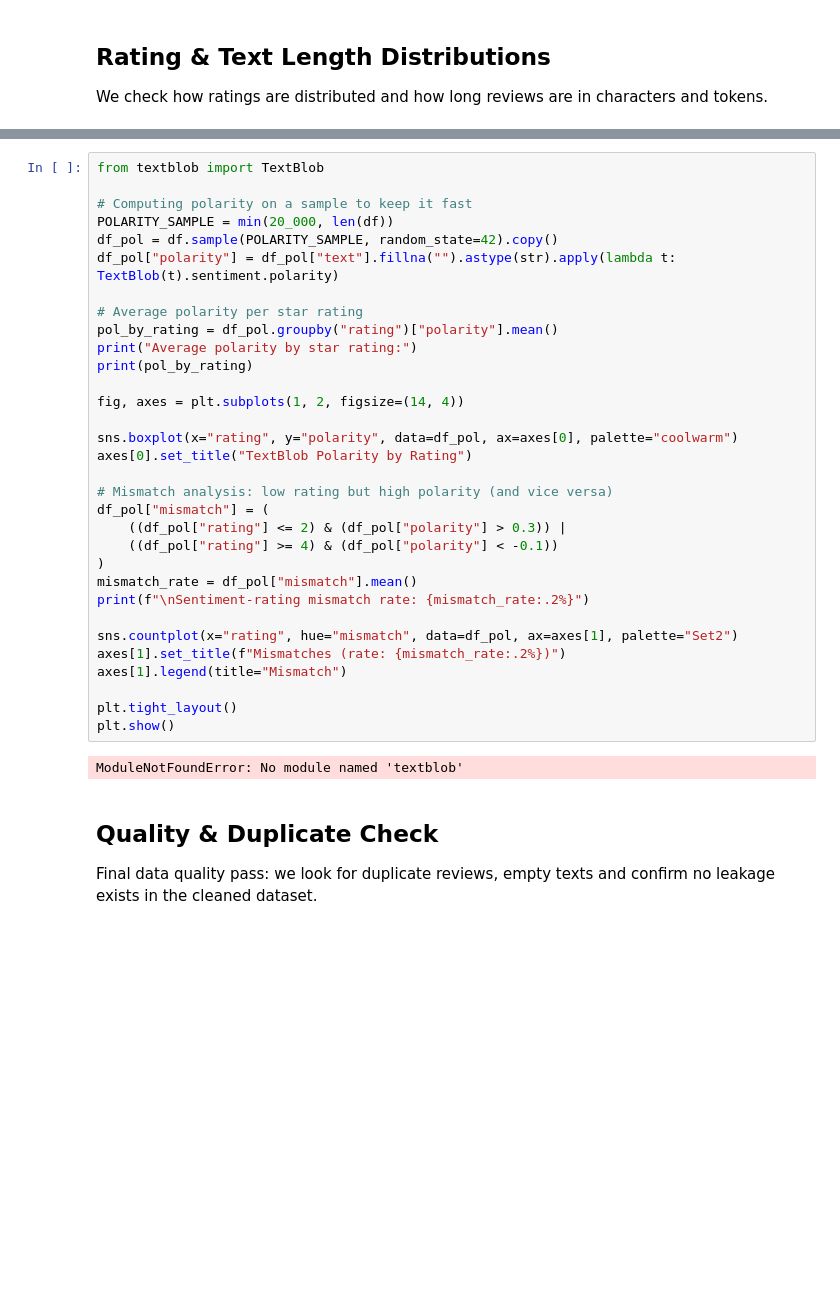
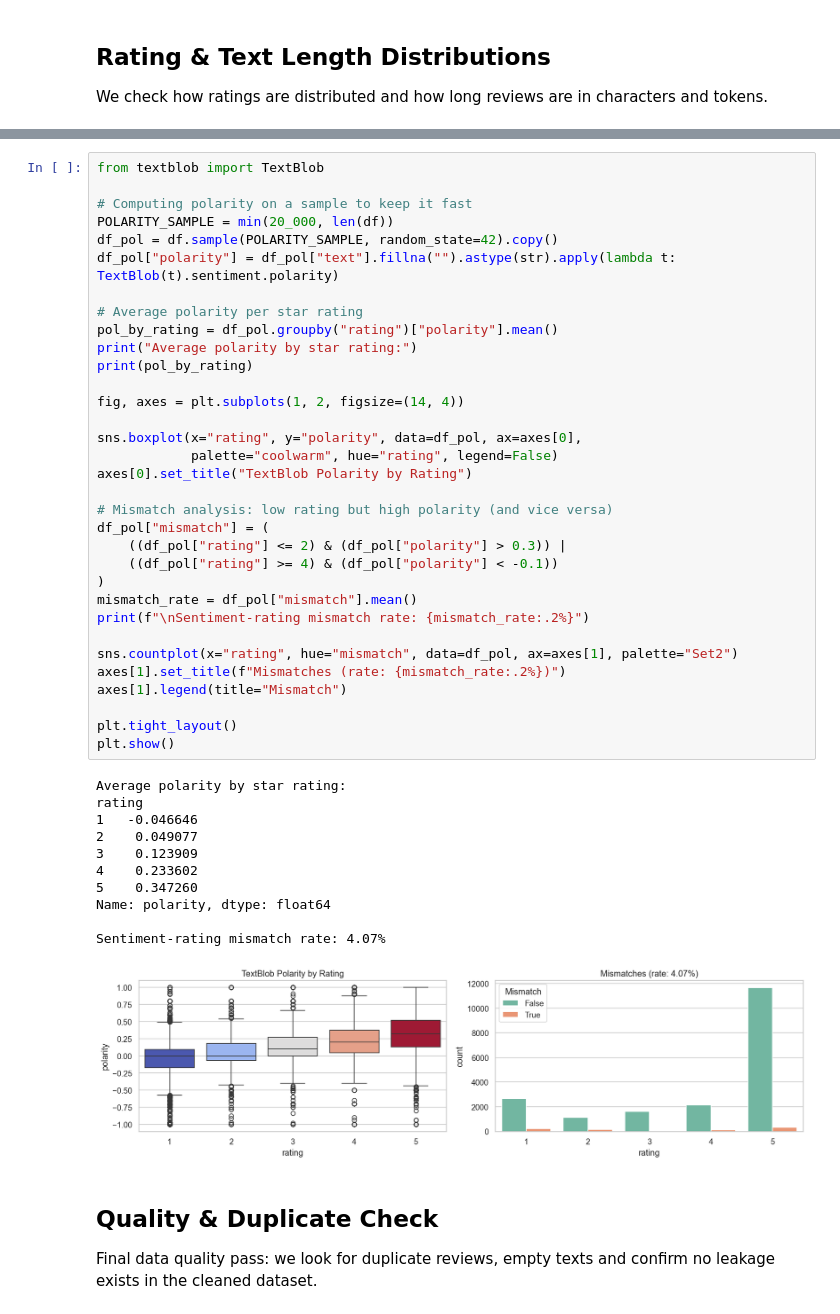
Before and after one commit to FilippoNannucci/DiscoverAI, a Jupyter notebook: 02_EDA_dani.ipynb, the cells around one changed output, grey strips where cells are left out. Drawn from its saved outputs; the diff is of its cells as text; blank space fills up the shorter version.

```diff
--- a/02_EDA_dani.ipynb
+++ b/02_EDA_dani.ipynb
@@ -184,35 +274,46 @@ from textblob import TextBlob
 
 # Computing polarity on a sample to keep it fast
 POLARITY_SAMPLE = min(20_000, len(df))
 df_pol = df.sample(POLARITY_SAMPLE, random_state=42).copy()
 df_pol["polarity"] = df_pol["text"].fillna("").astype(str).apply(lambda t: TextBlob(t).sentiment.polarity)
 
 # Average polarity per star rating
 pol_by_rating = df_pol.groupby("rating")["polarity"].mean()
 print("Average polarity by star rating:")
 print(pol_by_rating)
 
 fig, axes = plt.subplots(1, 2, figsize=(14, 4))
 
-sns.boxplot(x="rating", y="polarity", data=df_pol, ax=axes[0], palette="coolwarm")
+sns.boxplot(x="rating", y="polarity", data=df_pol, ax=axes[0],
+            palette="coolwarm", hue="rating", legend=False)
 axes[0].set_title("TextBlob Polarity by Rating")
 
 # Mismatch analysis: low rating but high polarity (and vice versa)
 df_pol["mismatch"] = (
     ((df_pol["rating"] <= 2) & (df_pol["polarity"] > 0.3)) |
     ((df_pol["rating"] >= 4) & (df_pol["polarity"] < -0.1))
 )
 mismatch_rate = df_pol["mismatch"].mean()
 print(f"\nSentiment-rating mismatch rate: {mismatch_rate:.2%}")
 
 sns.countplot(x="rating", hue="mismatch", data=df_pol, ax=axes[1], palette="Set2")
 axes[1].set_title(f"Mismatches (rate: {mismatch_rate:.2%})")
 axes[1].legend(title="Mismatch")
 
 plt.tight_layout()
 plt.show()
 # %% [output]
-ModuleNotFoundError: No module named 'textblob'
+Average polarity by star rating:
+rating
+1   -0.046646
+2    0.049077
+3    0.123909
+4    0.233602
+5    0.347260
+Name: polarity, dtype: float64
+
+Sentiment-rating mismatch rate: 4.07%
+[figure, added]
 # %% [markdown]
 ## Quality & Duplicate Check
 
```
Also changed, not shown: parts of 12 cells of this notebook.
